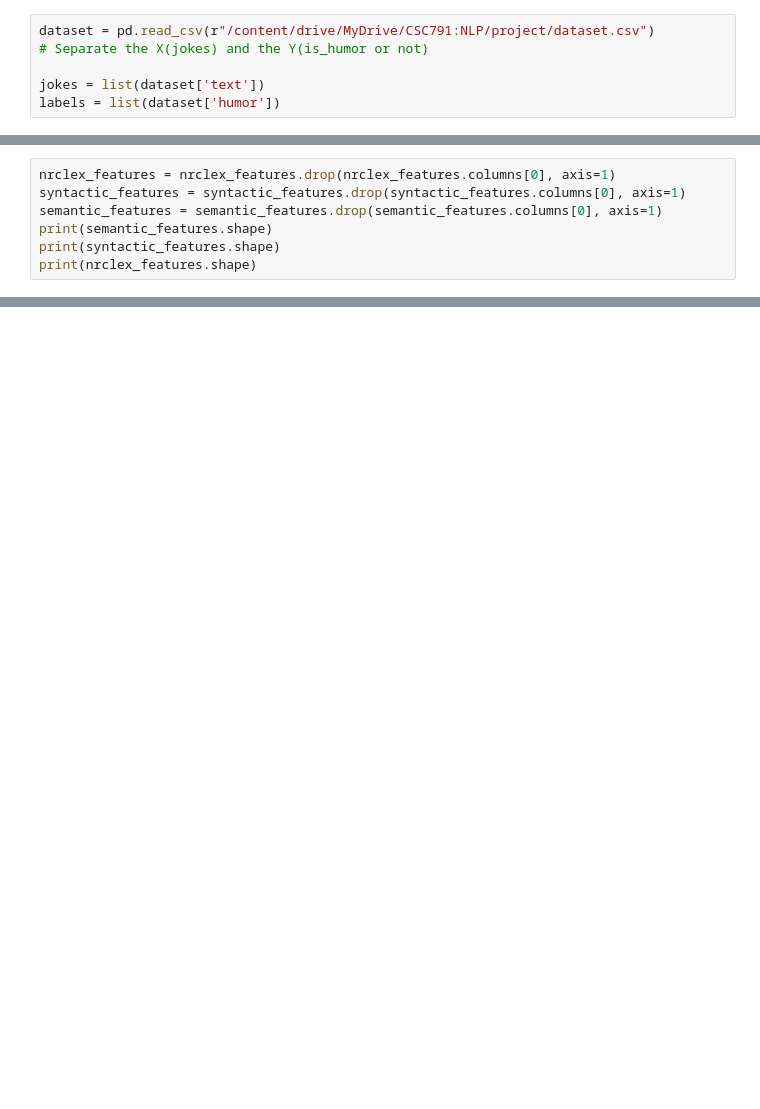
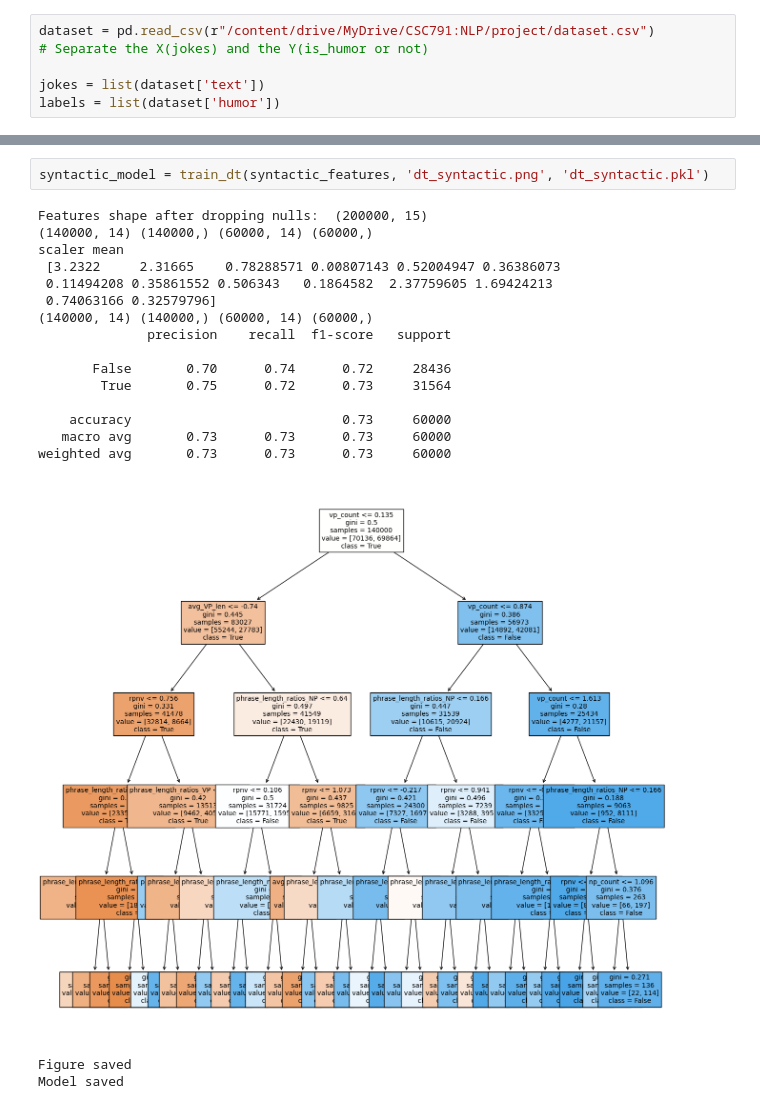
Before and after one commit to psvkaushik/LOLgarithm, a Jupyter notebook: experiments/feature_engg_notebook.ipynb, the cells around one changed output, grey strips where cells are left out. Saved outputs shown, nothing was run; the diff lists cells and outputs as text; blank space fills up the shorter version.

```diff
--- a/experiments/feature_engg_notebook.ipynb
+++ b/experiments/feature_engg_notebook.ipynb
@@ -48,7 +152,0 @@ print(nrclex_features.shape)
-# %%
-nrclex_features = nrclex_features.drop(nrclex_features.columns[0], axis=1)
-syntactic_features = syntactic_features.drop(syntactic_features.columns[0], axis=1)
-semantic_features = semantic_features.drop(semantic_features.columns[0], axis=1)
-print(semantic_features.shape)
-print(syntactic_features.shape)
-print(nrclex_features.shape)
@@ -193,0 +204,21 @@ shap.summary_plot(shap_values, max_display=40, show=False, plot_type='bar')
+# %%
+syntactic_model = train_dt(syntactic_features, 'dt_syntactic.png', 'dt_syntactic.pkl')
+# %% [output]
+Features shape after dropping nulls:  (200000, 15)
+(140000, 14) (140000,) (60000, 14) (60000,)
+scaler mean
+ [3.2322     2.31665    0.78288571 0.00807143 0.52004947 0.36386073
+ 0.11494208 0.35861552 0.506343   0.1864582  2.37759605 1.69424213
+ 0.74063166 0.32579796]
+(140000, 14) (140000,) (60000, 14) (60000,)
+              precision    recall  f1-score   support
+
+       False       0.70      0.74      0.72     28436
+        True       0.75      0.72      0.73     31564
+
+    accuracy                           0.73     60000
+   macro avg       0.73      0.73      0.73     60000
+weighted avg       0.73      0.73      0.73     60000
+[figure, added]
+Figure saved
+Model saved
```
Also changed, not shown: parts of 38 cells of this notebook, 20 other files.
